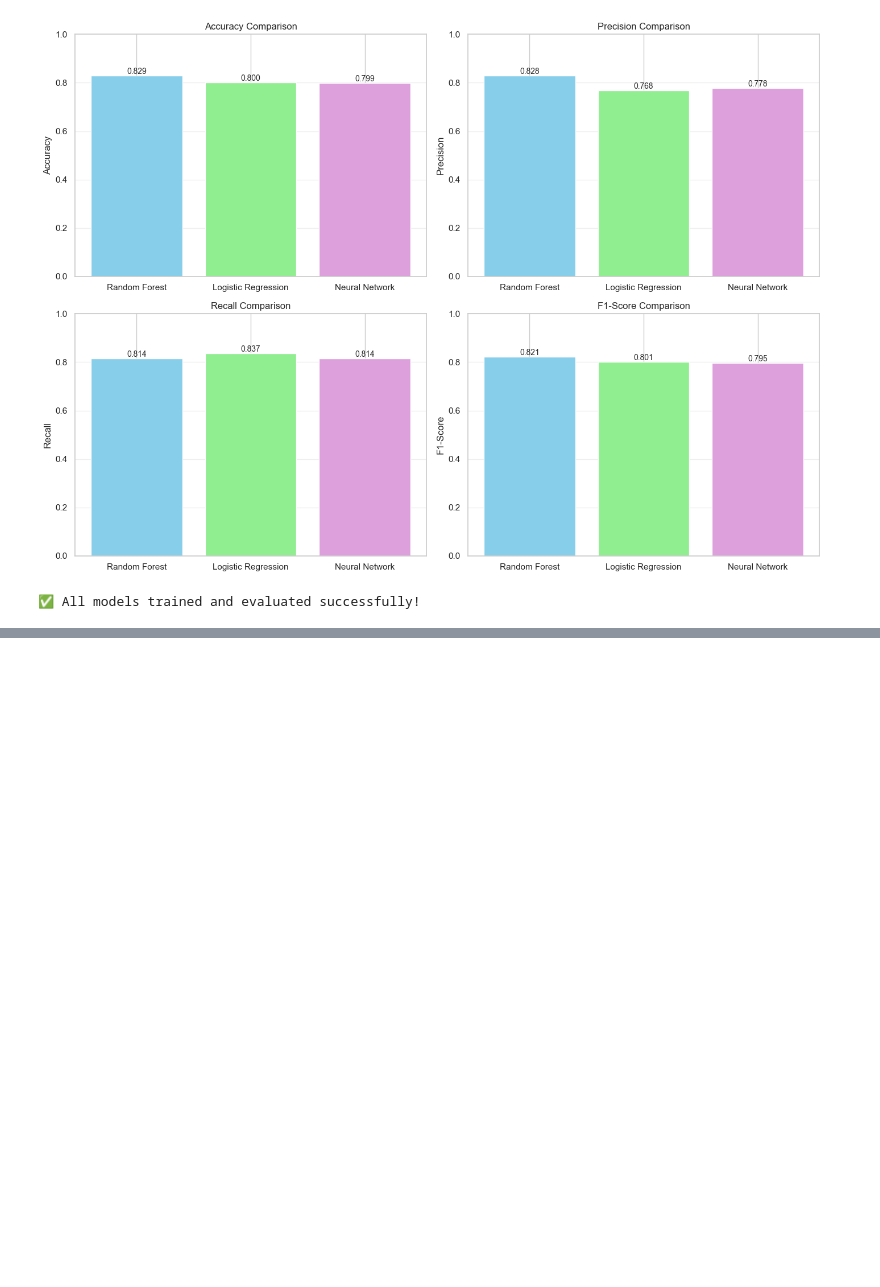
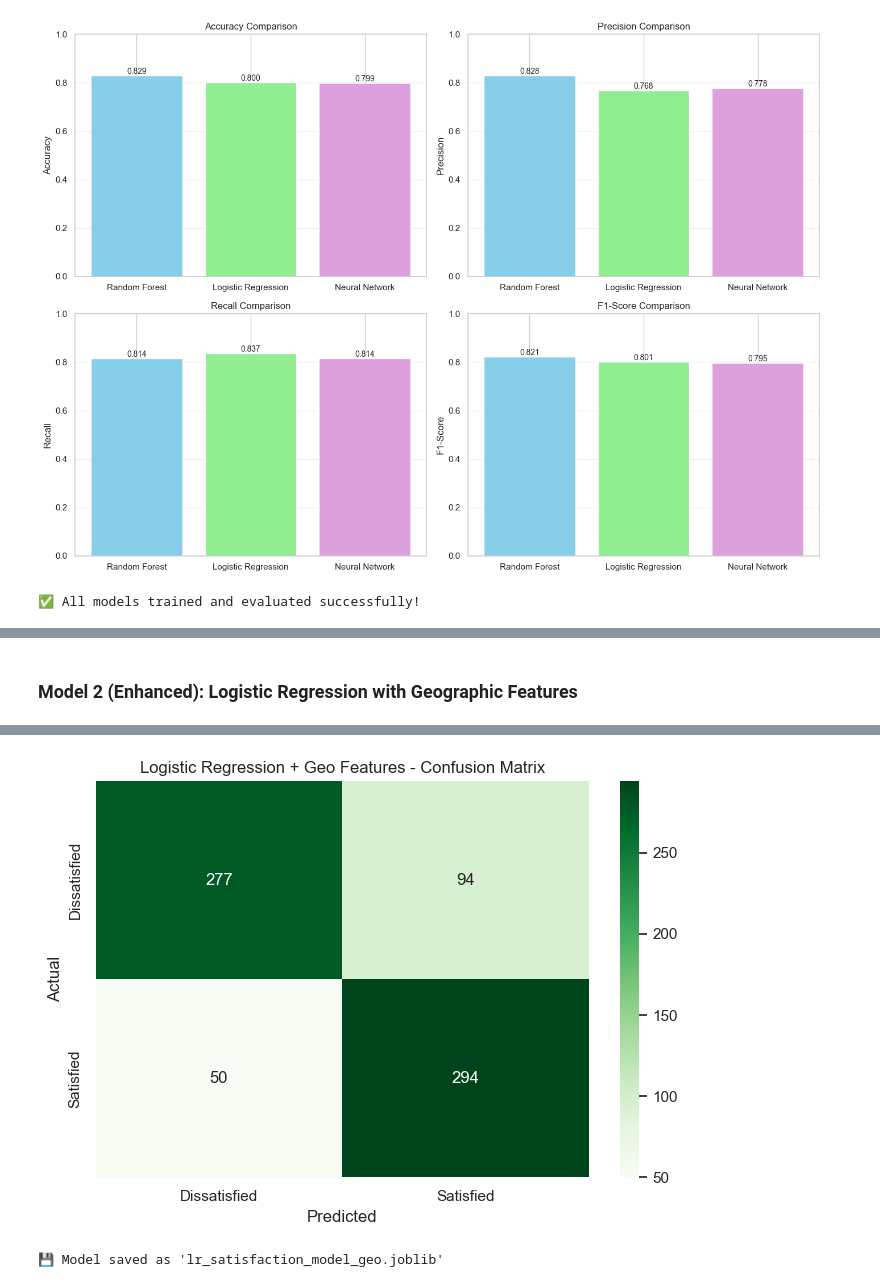
Before and after one commit to Ahmed-cmd-web/ACL2, a Jupyter notebook: main.ipynb, the cells around one changed output, grey strips where cells are left out. Saved outputs shown, nothing was run; the diff lists cells and outputs as text; code cells hidden in the pictures; blank space fills up the shorter version.

```diff
--- a/main.ipynb
+++ b/main.ipynb
@@ -1342,0 +1663,66 @@ BEST MODEL (by F1-Score): Random Forest with F1 = 0.8211
+# %% [markdown]
+### Model 2 (Enhanced): Logistic Regression with Geographic Features
+# %%
+# Build Logistic Regression with geographic features
+print("=" * 80)
+print("ENHANCED MODEL 2: LOGISTIC REGRESSION + GEOGRAPHIC FEATURES")
+print("=" * 80)
+
+# Preprocessing pipeline (same as RF)
+preprocessor_lr_geo = ColumnTransformer(
+    transformers=[
+        ('num', StandardScaler(), numerical_features_geo),
+        ('cat', OneHotEncoder(handle_unknown='ignore', sparse_output=False), categorical_features_geo)
+    ])
+
+# Logistic Regression pipeline
+lr_pipeline_geo = Pipeline([
+    ('preprocessor', preprocessor_lr_geo),
+    ('classifier', LogisticRegression(
+        max_iter=1000,
+        random_state=42,
+        class_weight='balanced',
+        solver='lbfgs'
+    ))
+])
+
+# Train
+print("\n📊 Training Logistic Regression with coordinates...")
+lr_pipeline_geo.fit(X_train_geo, y_train_geo)
+print("✅ Training complete!")
+
+# Predict
+y_pred_lr_geo = lr_pipeline_geo.predict(X_test_geo)
+y_pred_proba_lr_geo = lr_pipeline_geo.predict_proba(X_test_geo)
+
+# Evaluate
+print("\n--- Logistic Regression + Geographic Features Evaluation ---")
+acc_lr_geo = accuracy_score(y_test_geo, y_pred_lr_geo)
+prec_lr_geo = precision_score(y_test_geo, y_pred_lr_geo)
+rec_lr_geo = recall_score(y_test_geo, y_pred_lr_geo)
+f1_lr_geo = f1_score(y_test_geo, y_pred_lr_geo)
+
+print(f"Accuracy:  {acc_lr_geo:.4f}")
+print(f"Precision: {prec_lr_geo:.4f}")
+print(f"Recall:    {rec_lr_geo:.4f}")
+print(f"F1-Score:  {f1_lr_geo:.4f}")
+
+print("\nClassification Report:")
+print(classification_report(y_test_geo, y_pred_lr_geo, target_names=['Dissatisfied', 'Satisfied']))
+
+# Confusion Matrix
+cm_lr_geo = confusion_matrix(y_test_geo, y_pred_lr_geo)
+plt.figure(figsize=(7, 5))
+sns.heatmap(cm_lr_geo, annot=True, fmt='d', cmap='Greens',
+            xticklabels=['Dissatisfied', 'Satisfied'],
+            yticklabels=['Dissatisfied', 'Satisfied'])
+plt.title('Logistic Regression + Geo Features - Confusion Matrix')
+plt.xlabel('Predicted')
+plt.ylabel('Actual')
+plt.tight_layout()
+plt.show()
+
+# Save model
+joblib.dump(lr_pipeline_geo, 'lr_satisfaction_model_geo.joblib')
+print("\n💾 Model saved as 'lr_satisfaction_model_geo.joblib'")
+# %% [output]
@@ -1342,0 +1746,2 @@ BEST MODEL (by F1-Score): Random Forest with F1 = 0.8211
+[figure, added]
+💾 Model saved as 'lr_satisfaction_model_geo.joblib'
```
Also changed, not shown: parts of 43 cells of this notebook.
